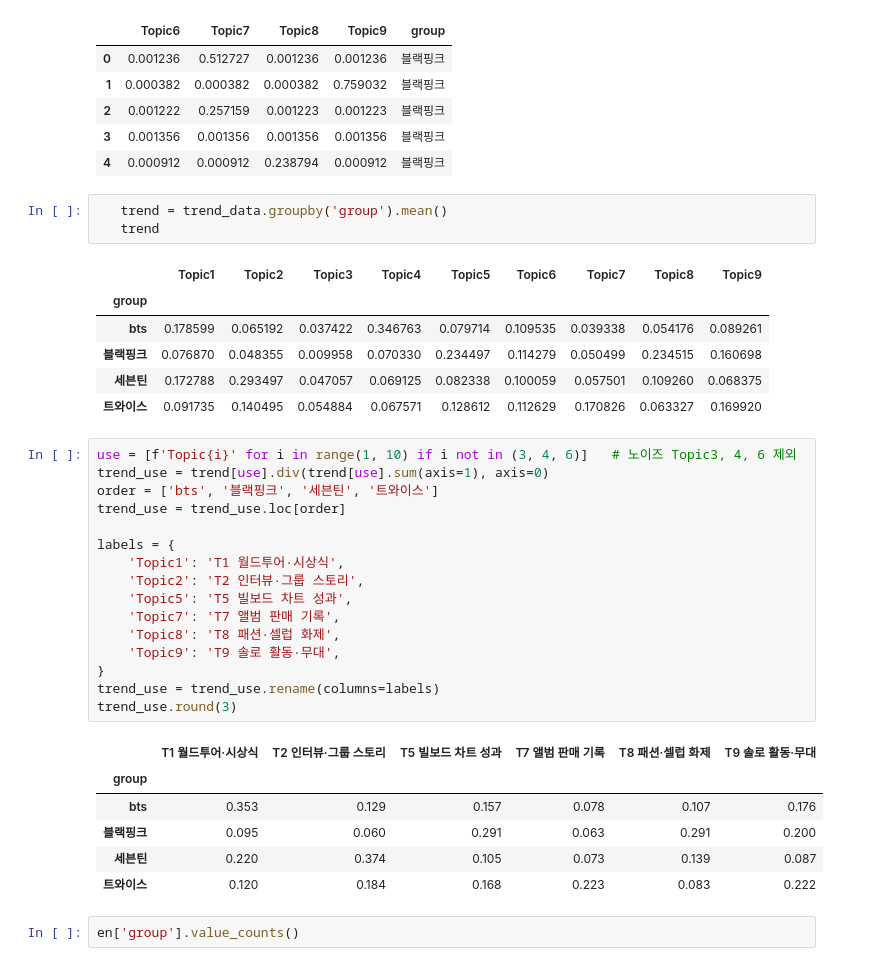
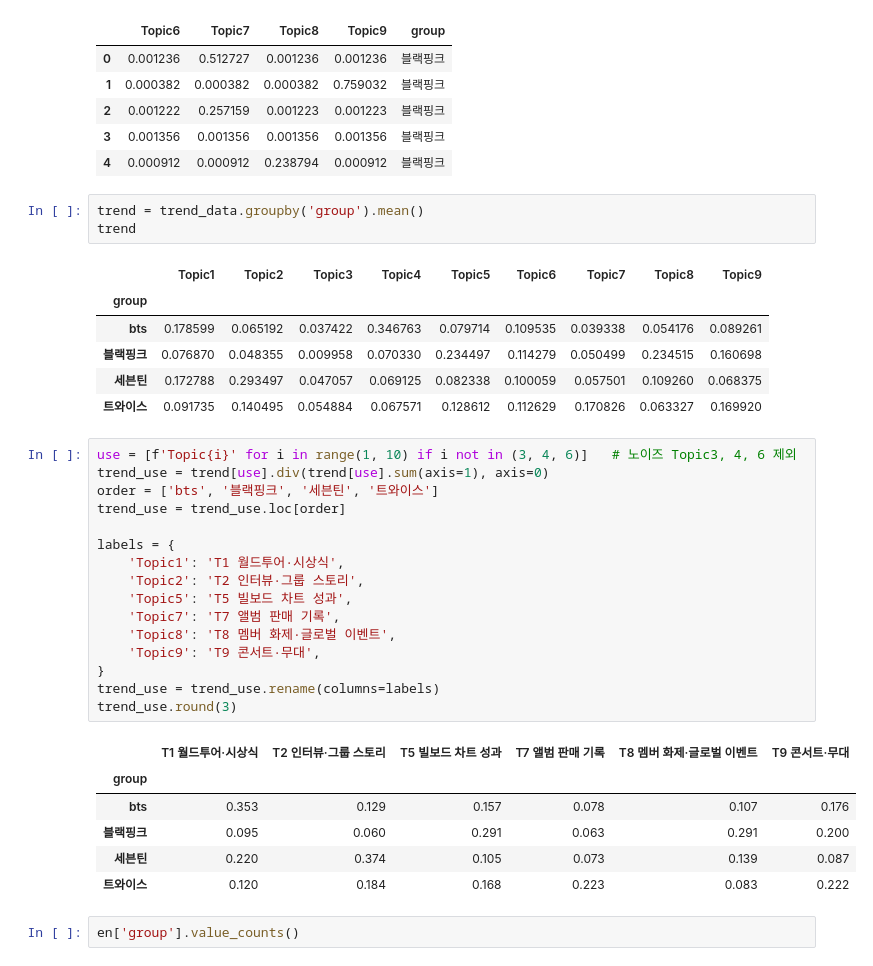
Before and after one commit to JAEMOON-LEEE/Data_Intelligence_PBL-1, a Jupyter notebook: Topic_Modeling_en.ipynb, the cells around one changed output. Drawn from its saved outputs; the diff is of its cells as text.

```diff
--- a/Topic_Modeling_en.ipynb
+++ b/Topic_Modeling_en.ipynb
@@ -158,8 +158,8 @@ trend_data.iloc[:5, -5:]
 | 3 | 0.001356 | 0.001356 | 0.001356 | 0.001356 | 블랙핑크 |
 | 4 | 0.000912 | 0.000912 | 0.238794 | 0.000912 | 블랙핑크 |
 # %%
-   trend = trend_data.groupby('group').mean()
-   trend
+trend = trend_data.groupby('group').mean()
+trend
 # %% [output]
 |  | Topic1 | Topic2 | Topic3 | Topic4 | Topic5 | Topic6 | Topic7 | Topic8 | Topic9 |
 | group |  |  |  |  |  |  |  |  |  |
@@ -170,21 +170,21 @@ trend_data.iloc[:5, -5:]
 # %%
 use = [f'Topic{i}' for i in range(1, 10) if i not in (3, 4, 6)]   # 노이즈 Topic3, 4, 6 제외
 trend_use = trend[use].div(trend[use].sum(axis=1), axis=0)
 order = ['bts', '블랙핑크', '세븐틴', '트와이스']
 trend_use = trend_use.loc[order]
 
 labels = {
     'Topic1': 'T1 월드투어·시상식',
     'Topic2': 'T2 인터뷰·그룹 스토리',
     'Topic5': 'T5 빌보드 차트 성과',
     'Topic7': 'T7 앨범 판매 기록',
-    'Topic8': 'T8 패션·셀럽 화제',
-    'Topic9': 'T9 솔로 활동·무대',
+    'Topic8': 'T8 멤버 화제·글로벌 이벤트',
+    'Topic9': 'T9 콘서트·무대',
 }
 trend_use = trend_use.rename(columns=labels)
 trend_use.round(3)
 # %% [output]
-|  | T1 월드투어·시상식 | T2 인터뷰·그룹 스토리 | T5 빌보드 차트 성과 | T7 앨범 판매 기록 | T8 패션·셀럽 화제 | T9 솔로 활동·무대 |
+|  | T1 월드투어·시상식 | T2 인터뷰·그룹 스토리 | T5 빌보드 차트 성과 | T7 앨범 판매 기록 | T8 멤버 화제·글로벌 이벤트 | T9 콘서트·무대 |
 | group |  |  |  |  |  |  |
 | bts | 0.353 | 0.129 | 0.157 | 0.078 | 0.107 | 0.176 |
 | 블랙핑크 | 0.095 | 0.060 | 0.291 | 0.063 | 0.291 | 0.200 |
```
Also changed, not shown: parts of 5 cells of this notebook, 3 other files.
